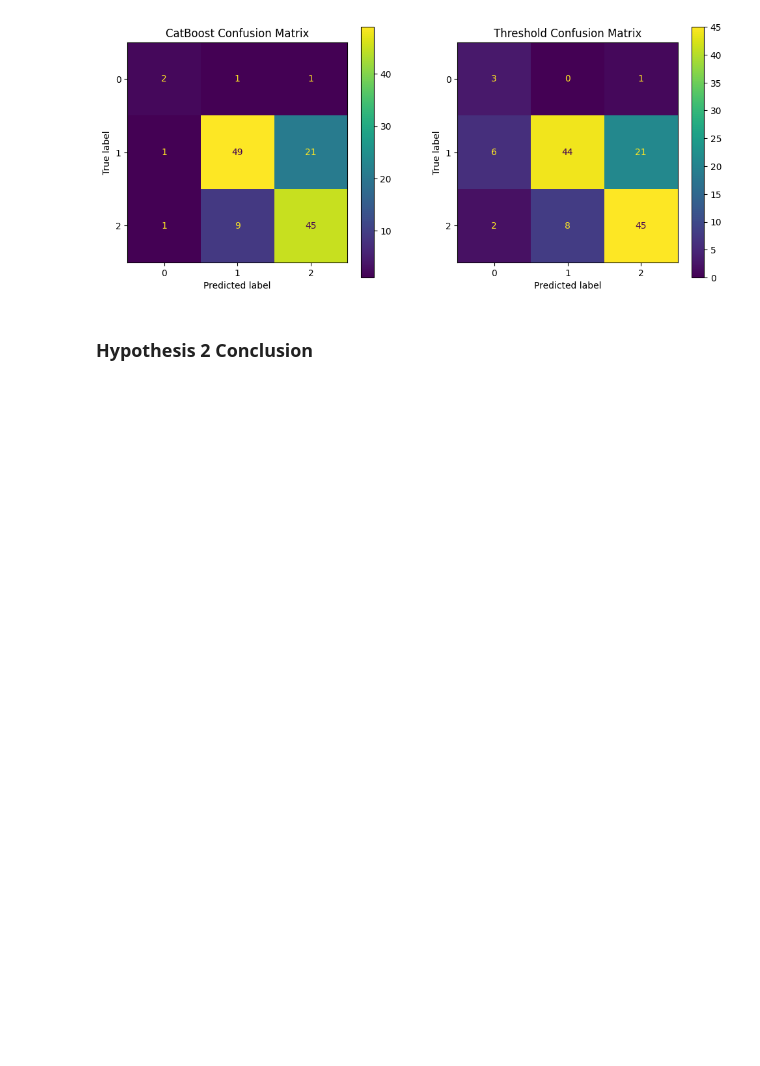
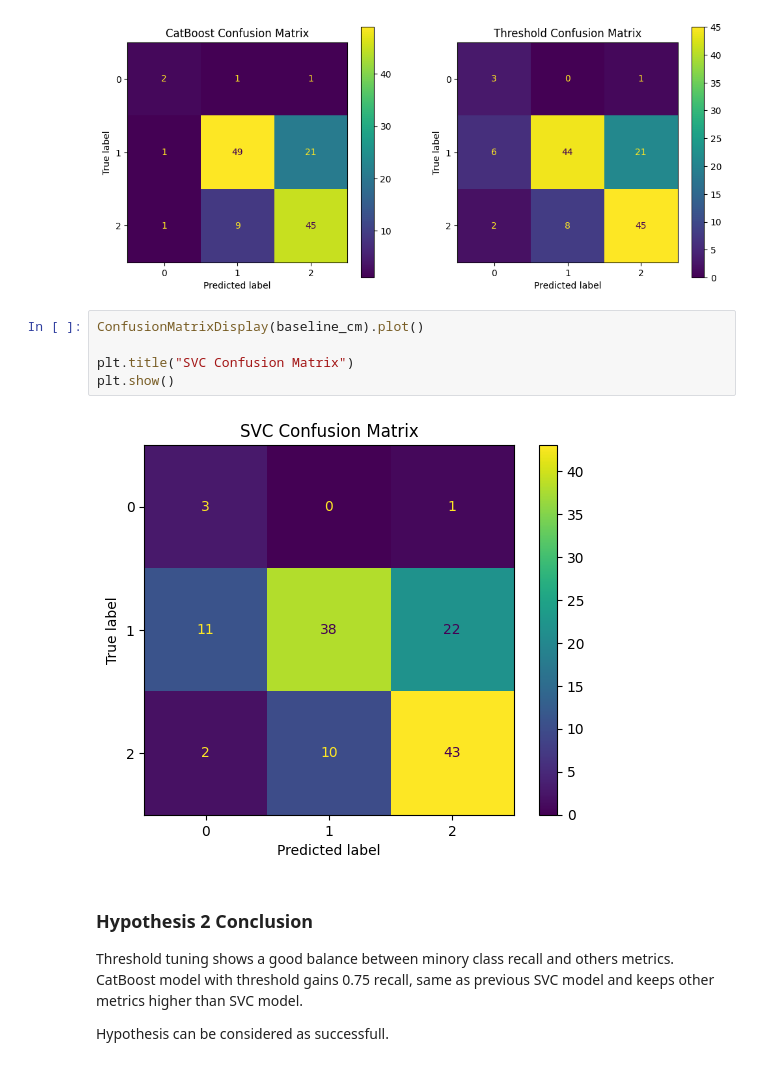
Before and after one commit to Car1LL/Student-Performance-Prediction, a Jupyter notebook: notebooks/02_Modeling.ipynb, the cells around one changed output. Cells and saved outputs as stored; diff of their text form; blank space fills up the shorter version.

```diff
--- a/notebooks/02_Modeling.ipynb
+++ b/notebooks/02_Modeling.ipynb
@@ -741,5 +760,16 @@ axes[1].set_title("Threshold Confusion Matrix")
 plt.show()
 # %% [output]
 [figure]
+# %%
+ConfusionMatrixDisplay(baseline_cm).plot()
+
+plt.title("SVC Confusion Matrix")
+plt.show()
+# %% [output]
+[figure, added]
 # %% [markdown]
 ### Hypothesis 2 Conclusion
+
+Threshold tuning shows a good balance between minory class recall and others metrics. CatBoost model with threshold gains 0.75 recall, same as previous SVC model and keeps other metrics higher than SVC model.
+
+Hypothesis can be considered as successfull.
```
Also changed, not shown: parts of 14 cells of this notebook, 2 other files.
